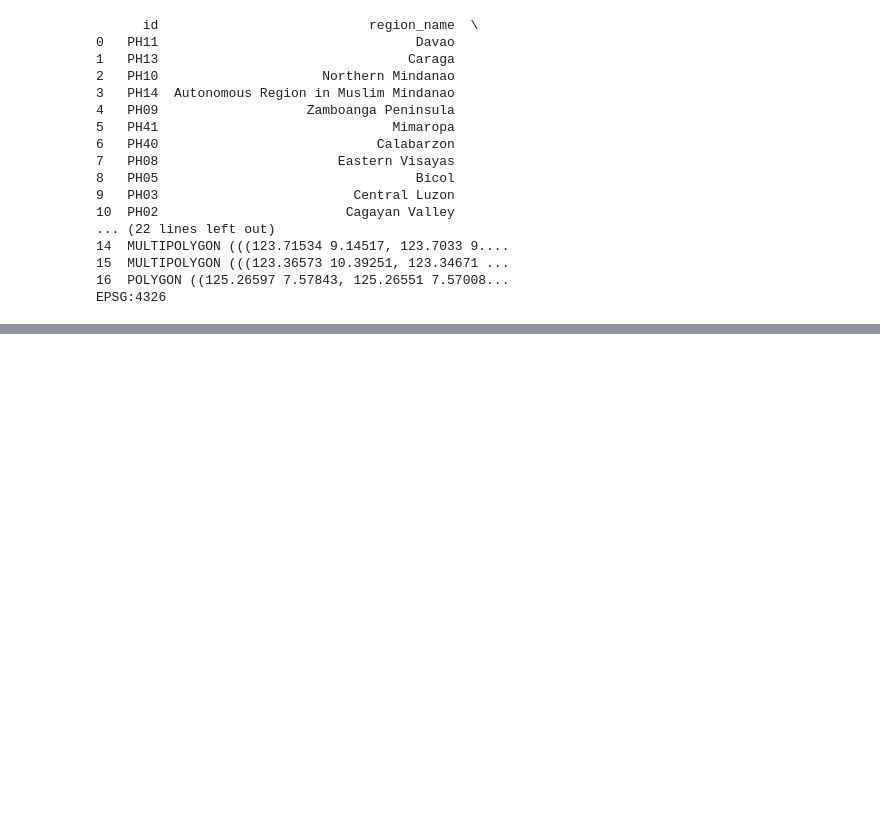
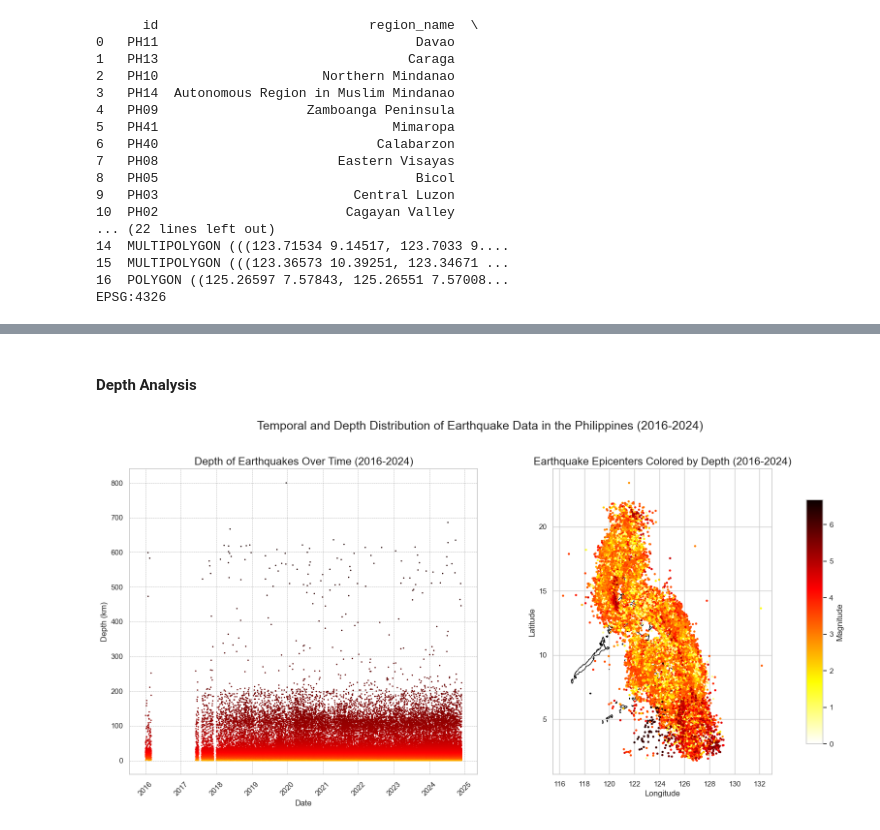
Before and after one commit to nic0-dev/ph-earthquake-clusters, a Jupyter notebook: notebooks/01_data_exploration.ipynb, the cells around one changed output, grey strips where cells are left out. Cells and saved outputs as stored; diff of their text form; code cells hidden in the pictures; blank space fills up the shorter version.

```diff
--- a/notebooks/01_data_exploration.ipynb
+++ b/notebooks/01_data_exploration.ipynb
@@ -222,0 +218,31 @@ plt.show()
+# %% [markdown]
+#### **Depth Analysis**
+# %%
+filtered_df = filtered_df.sort_values(by='Date_Time').copy()
+filtered_depth = filtered_df[filtered_df['Depth_In_Km'] <= 800].copy()
+filtered_depth['Log_Depth'] = np.log1p(filtered_depth['Depth_In_Km'])
+
+fig = plt.figure(figsize=(16, 8))
+
+ax1 = fig.add_subplot(121)
+ax1.scatter( filtered_depth['Date_Time'],  filtered_depth['Depth_In_Km'], c= filtered_depth['Log_Depth'], cmap=truncated_cmap, s=1)
+ax1.set_title("Depth of Earthquakes Over Time (2016-2024)", fontsize=16)
+ax1.set_xlabel("Date", fontsize=12)
+ax1.set_ylabel("Depth (km)", fontsize=12)
+ax1.grid(color='gray', linestyle='--', linewidth=0.5, alpha=0.7)
+ax1.tick_params(axis='x', rotation=45)
+
+ax2 = fig.add_subplot(122)
+ph_shape.plot(ax=ax2, color='white', edgecolor='black')
+sc = ax2.scatter(filtered_depth['Longitude'], filtered_depth['Latitude'], c=filtered_depth['Log_Depth'], cmap='hot_r', s=5)
+ax2.set_title("Earthquake Epicenters Colored by Depth (2016-2024)", fontsize=16)
+ax2.set_xlabel("Longitude", fontsize=12)
+ax2.set_ylabel("Latitude", fontsize=12)
+cbar = fig.colorbar(sc, shrink=0.8, aspect=15, pad=0.1)
+cbar.set_label("Magnitude", fontsize=12)
+
+fig.suptitle("Temporal and Depth Distribution of Earthquake Data in the Philippines (2016-2024)", fontsize=18, y=1.02)
+plt.tight_layout()
+plt.show()
+# %% [output]
+[figure, added]
```
Also changed, not shown: parts of 23 cells of this notebook.
